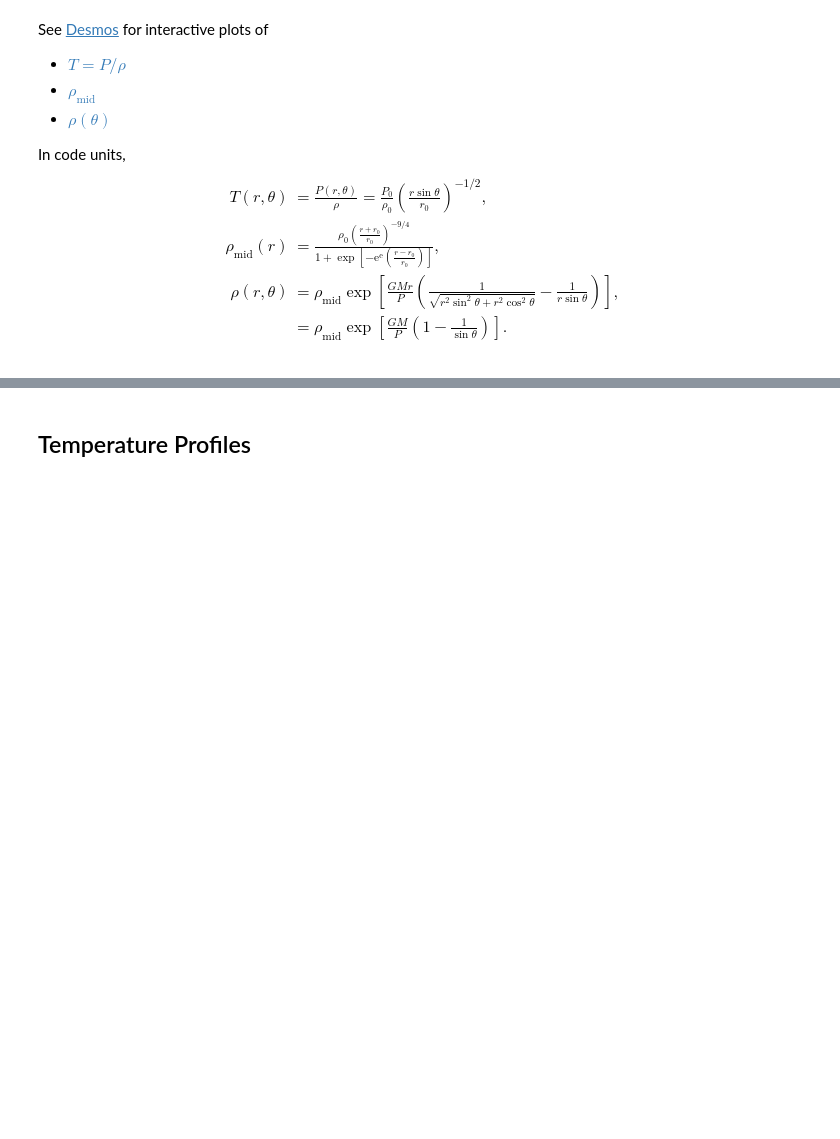
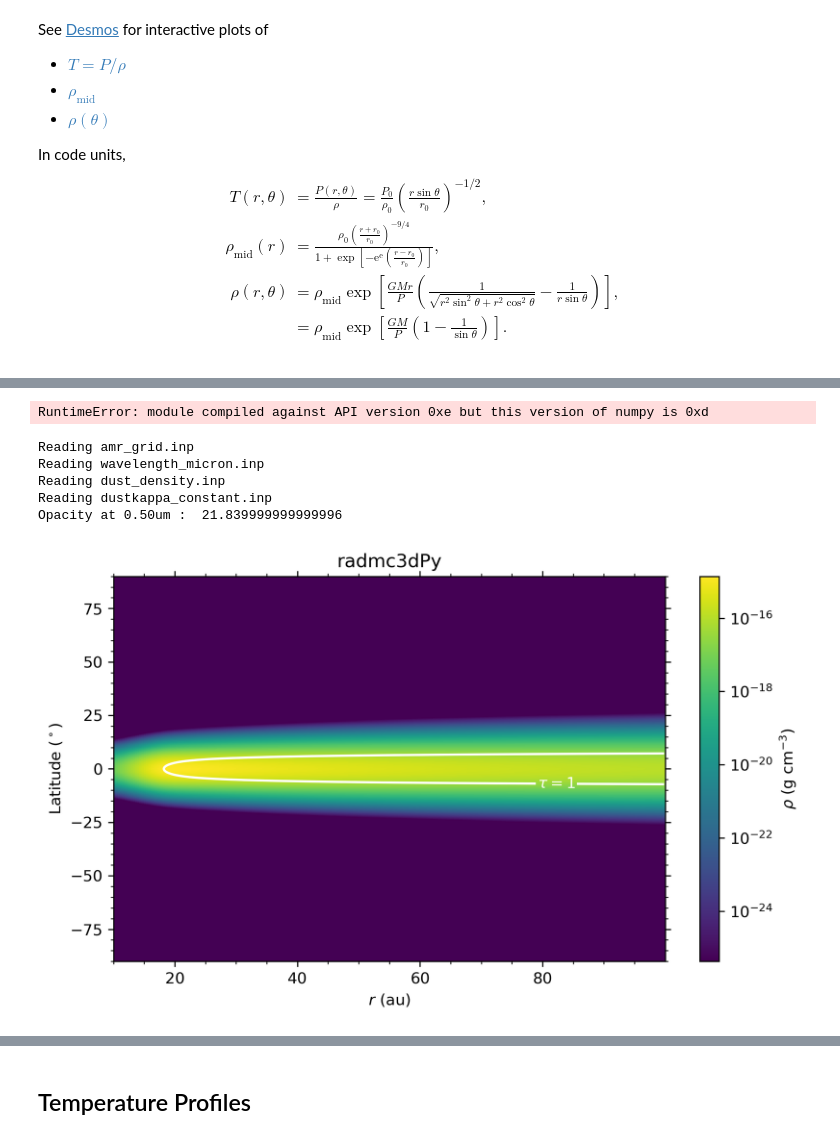
Before and after one commit to sabaronett/rad-hydro, a Jupyter notebook: ipynb/const_opac/ConstantOpacity.ipynb, the cells around one changed output, grey strips where cells are left out. Cells and saved outputs as stored; diff of their text form; code cells hidden in the pictures; blank space fills up the shorter version.

```diff
--- a/ipynb/const_opac/ConstantOpacity.ipynb
+++ b/ipynb/const_opac/ConstantOpacity.ipynb
@@ -19,0 +143,38 @@ In code units,
+# %%
+#===============================================================================
+import matplotlib.colors as colors
+import matplotlib.pyplot as plt
+import numpy as np
+from radmc3dPy import *
+
+# Conversions
+rad2deg = 180/np.pi # [deg]
+
+# Prepare plots
+def fmt(x):
+    return rf'$\tau={x:.0f}$'
+fig, ax = plt.subplots(figsize=(8, 4.5), dpi=300)
+
+# RADMC-3D
+data = analyze.readData(ddens=True)
+im = ax.pcolormesh(data.grid.x/natconst.au, 90-data.grid.y*rad2deg,
+                   data.rhodust[:,:,0,0].T, norm=colors.LogNorm())
+data.getTau(wav=0.5)
+CS = ax.contour(data.grid.x/natconst.au, 90-data.grid.y*rad2deg,
+                data.taux[:,:,0].T, [1, 1e4], colors=['w', 'w'])
+
+# Format (sub)plots
+plt.colorbar(im, label=r'$\rho$ (g cm$^{-3}$)')
+ax.clabel(CS, CS.levels, fmt=fmt)
+ax.minorticks_on()
+ax.set(xlabel='$r$ (au)', ylabel=r'Latitude ($^\circ$)',
+       title='radmc3dPy')
+ax.tick_params(axis='both', which='both', top=True, right=True)
+# %% [output]
+RuntimeError: module compiled against API version 0xe but this version of numpy is 0xd
+Reading amr_grid.inp
+Reading wavelength_micron.inp
+Reading dust_density.inp
+Reading dustkappa_constant.inp
+Opacity at 0.50um :  21.839999999999996
+[figure, added]
```
Also changed, not shown: parts of 9 cells of this notebook, 3 other files.
